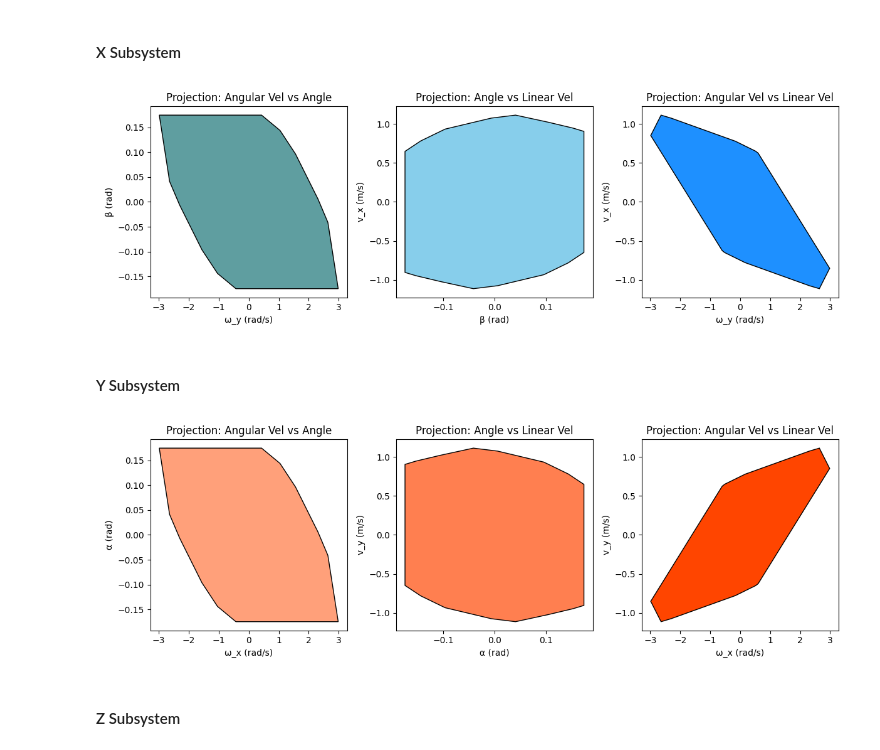
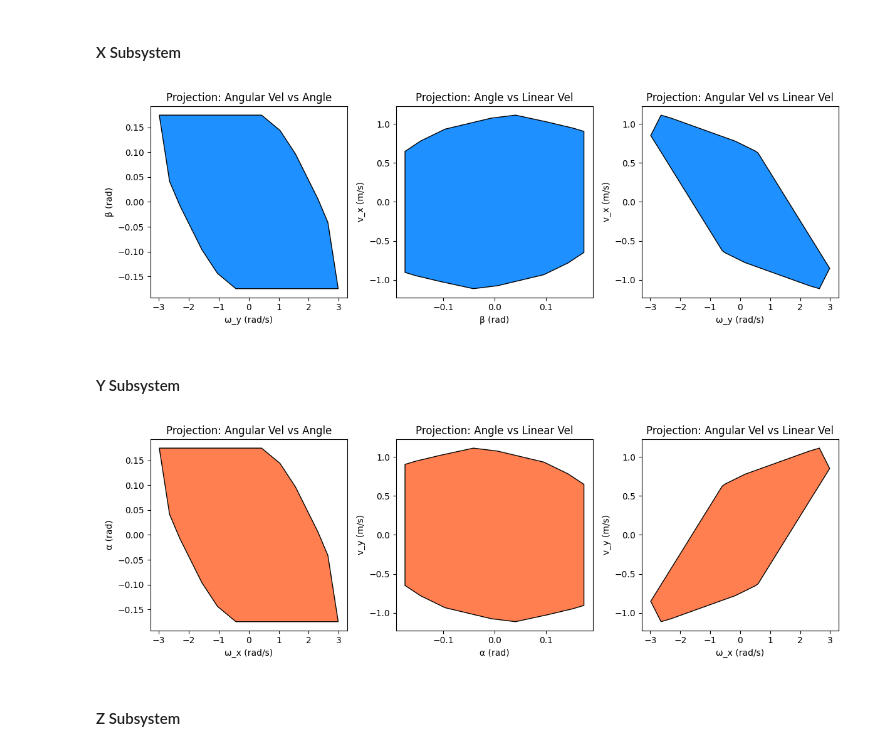
Before and after one commit to tancredelg/MPC-Course-EPFL, a Jupyter notebook: project/Deliverable_3_1/Deliverable_3_1.ipynb, the cells around one changed output. Drawn from its saved outputs; the diff is of its cells as text; code cells hidden in the pictures.

Commit message:
more clean-up and plot gathering (up to sec 4 should be good)

```diff
--- a/project/Deliverable_3_1/Deliverable_3_1.ipynb
+++ b/project/Deliverable_3_1/Deliverable_3_1.ipynb
@@ -112,36 +121,36 @@ import matplotlib.pyplot as plt
 # So we plot all 3 2D projections
 
 # Create a figure with subplots
 fig, axs = plt.subplots(1, 3, figsize=(12, 4))
 
 # 1. Plot Omega_y (0) vs Beta (1)
 # We project onto dimensions 0 and 1
 Xf_01 = mpc.mpc_x.X_f.projection(dims=(0, 1))
-Xf_01.plot(axs[0], color='cadetblue')
+Xf_01.plot(axs[0], color='dodgerblue')
 axs[0].set_xlabel("ω_y (rad/s)")
 axs[0].set_ylabel("β (rad)")
 axs[0].set_title("Projection: Angular Vel vs Angle")
 
 # 2. Plot Beta (1) vs Velocity X (2)
 # We project onto dimensions 1 and 2
 Xf_12 = mpc.mpc_x.X_f.projection(dims=(1, 2))
-Xf_12.plot(axs[1], color='skyblue')
+Xf_12.plot(axs[1], color='dodgerblue')
 axs[1].set_xlabel("β (rad)")
 axs[1].set_ylabel("v_x (m/s)")
 axs[1].set_title("Projection: Angle vs Linear Vel")
 
 # 3. Plot Omega_y (0) vs Velocity X (2)
 # We project onto dimensions 0 and 2
 Xf_02 = mpc.mpc_x.X_f.projection(dims=(0, 2))
 Xf_02.plot(axs[2], color='dodgerblue')
 axs[2].set_xlabel("ω_y (rad/s)")
 axs[2].set_ylabel("v_x (m/s)")
 axs[2].set_title("Projection: Angular Vel vs Linear Vel")
 
 plt.tight_layout()
 plt.show()
 # %% [output]
-[figure, old version]
+[figure, new version]
 # %% [markdown]
 #### Y Subsystem
 # %%
@@ -153,7 +162,7 @@ fig, axs = plt.subplots(1, 3, figsize=(12, 4))
 # 1. Plot Omega_x (0) vs Alpha (1)
 # We project onto dimensions 0 and 1
 Xf_01 = mpc.mpc_y.X_f.projection(dims=(0, 1))
-Xf_01.plot(axs[0], color='lightsalmon')
+Xf_01.plot(axs[0], color='coral')
 axs[0].set_xlabel("ω_x (rad/s)")
 axs[0].set_ylabel("α (rad)")
 axs[0].set_title("Projection: Angular Vel vs Angle")
@@ -167,7 +176,7 @@ axs[1].set_title("Projection: Angle vs Linear Vel")
 # 3. Plot Omega_x (0) vs Velocity Y (2)
 # We project onto dimensions 0 and 2
 Xf_02 = mpc.mpc_y.X_f.projection(dims=(0, 2))
-Xf_02.plot(axs[2], color='orangered')
+Xf_02.plot(axs[2], color='coral')
 axs[2].set_xlabel("ω_x (rad/s)")
 axs[2].set_ylabel("v_y (m/s)")
 axs[2].set_title("Projection: Angular Vel vs Linear Vel")
@@ -175,7 +184,7 @@ axs[2].set_title("Projection: Angular Vel vs Linear Vel")
 plt.tight_layout()
 plt.show()
 # %% [output]
-[figure, old version]
+[figure, new version]
 # %% [markdown]
 #### Z Subsystem
 # %%
```
Also changed, not shown: parts of 6 cells of this notebook, 43 other files.
